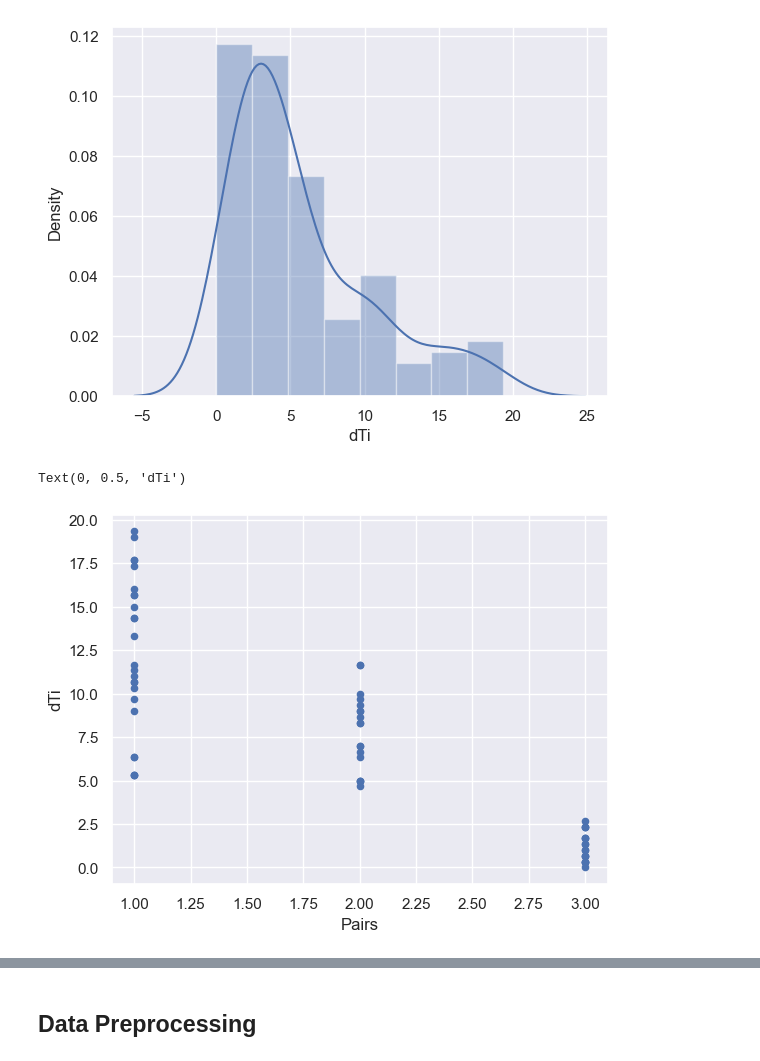
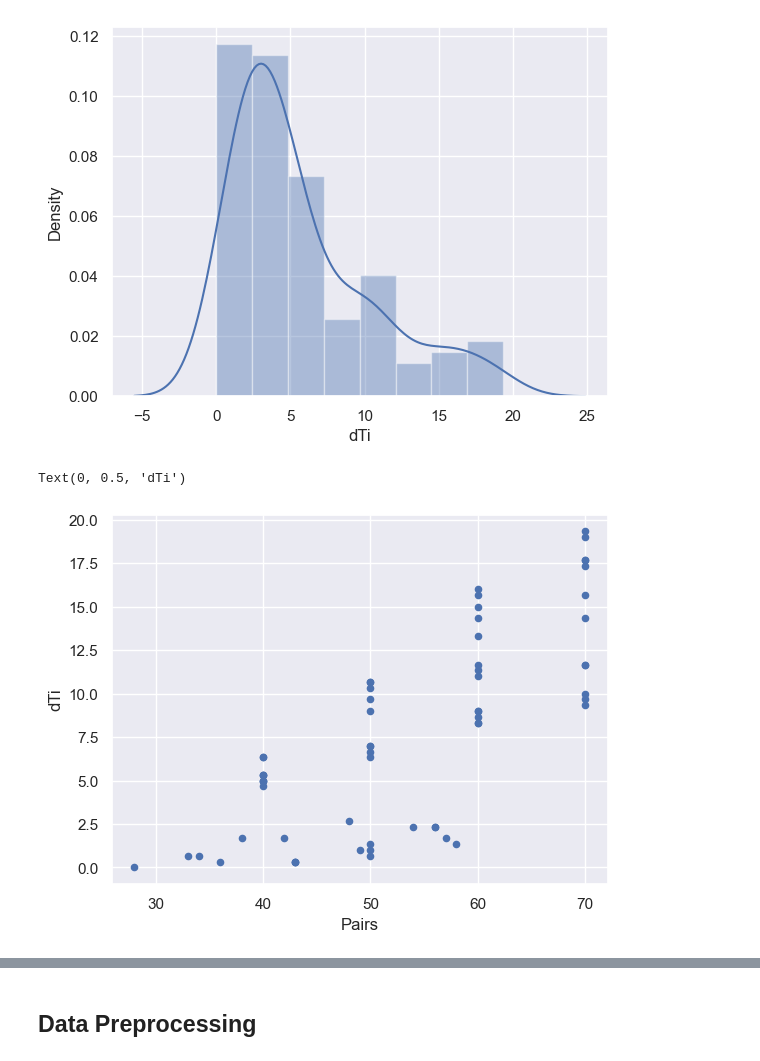
Before and after one commit to nirmalparmarphd/TCR_DeepLearning, a Jupyter notebook: tcr_data_process.ipynb, the cells around one changed output, grey strips where cells are left out. Drawn from its saved outputs; the diff is of its cells as text; code cells hidden in the pictures.

```diff
--- a/tcr_data_process.ipynb
+++ b/tcr_data_process.ipynb
@@ -163,13 +163,15 @@ https://gist.github.com/mwaskom/de44147ed2974457ad6372750bbe5751
 <AxesSubplot: xlabel='dTi', ylabel='Density'>
 [figure]
 # %%
-ax = processed_data_wop.plot(kind='scatter', x='pairs', y='dTi')
+# with out pressure condition
+
+ax = processed_data_wop.plot(kind='scatter', x='T1', y='dTi')
 ax.set_xlabel('Pairs')
 ax.set_ylabel('dTi')
 
 # 'Al-Br-Cu' = 1
 # 'Al-Air-Al' = 2
 # 'Al-Air-Cu' = 3
 # %% [output]
 Text(0, 0.5, 'dTi')
-[figure, old version]
+[figure, new version]
```
Also changed, not shown: parts of 2 cells of this notebook, 1 other file.
